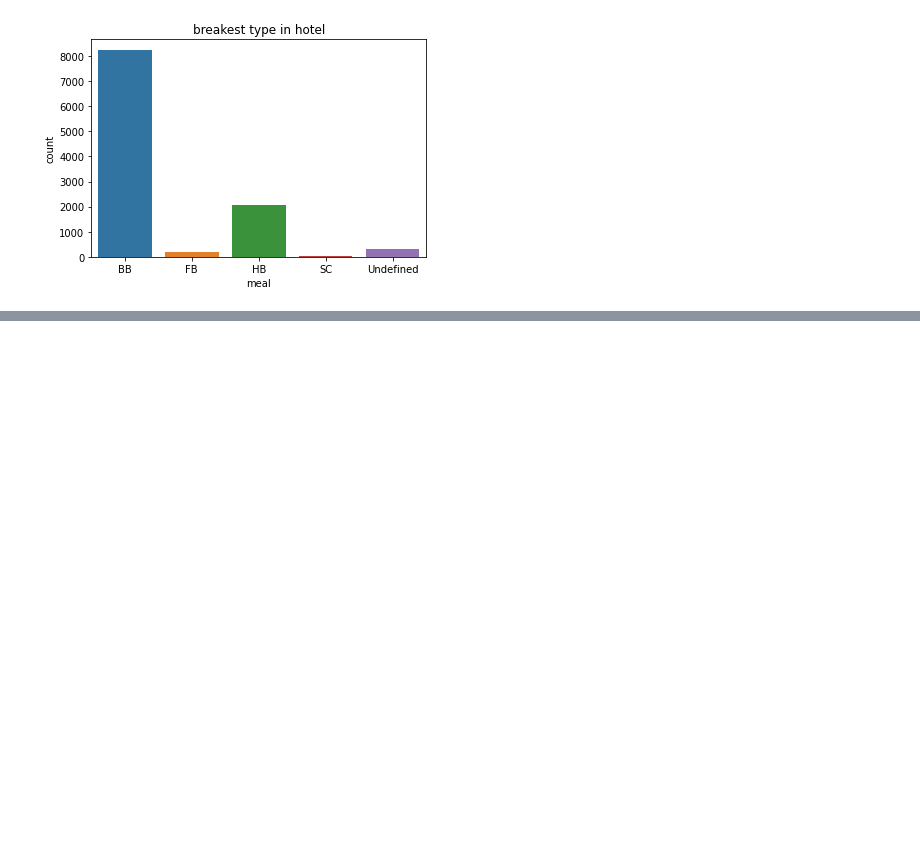
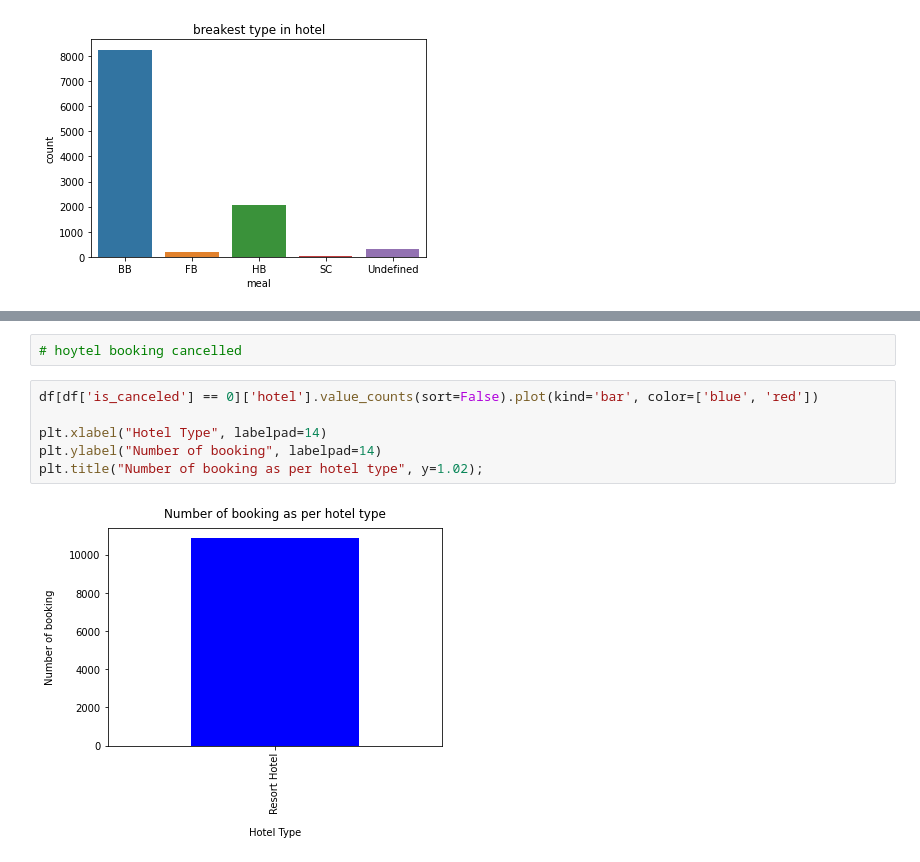
Before and after one commit to Tarungeed/capstone-project-1-, a Jupyter notebook: capstone_project_1.ipynb, the cells around one changed output, grey strips where cells are left out. Saved outputs shown, nothing was run; the diff lists cells and outputs as text; blank space fills up the shorter version.

```diff
--- a/capstone_project_1.ipynb
+++ b/capstone_project_1.ipynb
@@ -326,0 +363,10 @@ Text(0.5, 1.0, 'breakest type in hotel')
+# %%
+# hoytel booking cancelled
+# %%
+df[df['is_canceled'] == 0]['hotel'].value_counts(sort=False).plot(kind='bar', color=['blue', 'red'])
+
+plt.xlabel("Hotel Type", labelpad=14)
+plt.ylabel("Number of booking", labelpad=14)
+plt.title("Number of booking as per hotel type", y=1.02);
+# %% [output]
+[figure, added]
```
Also changed, not shown: parts of 8 cells of this notebook.
